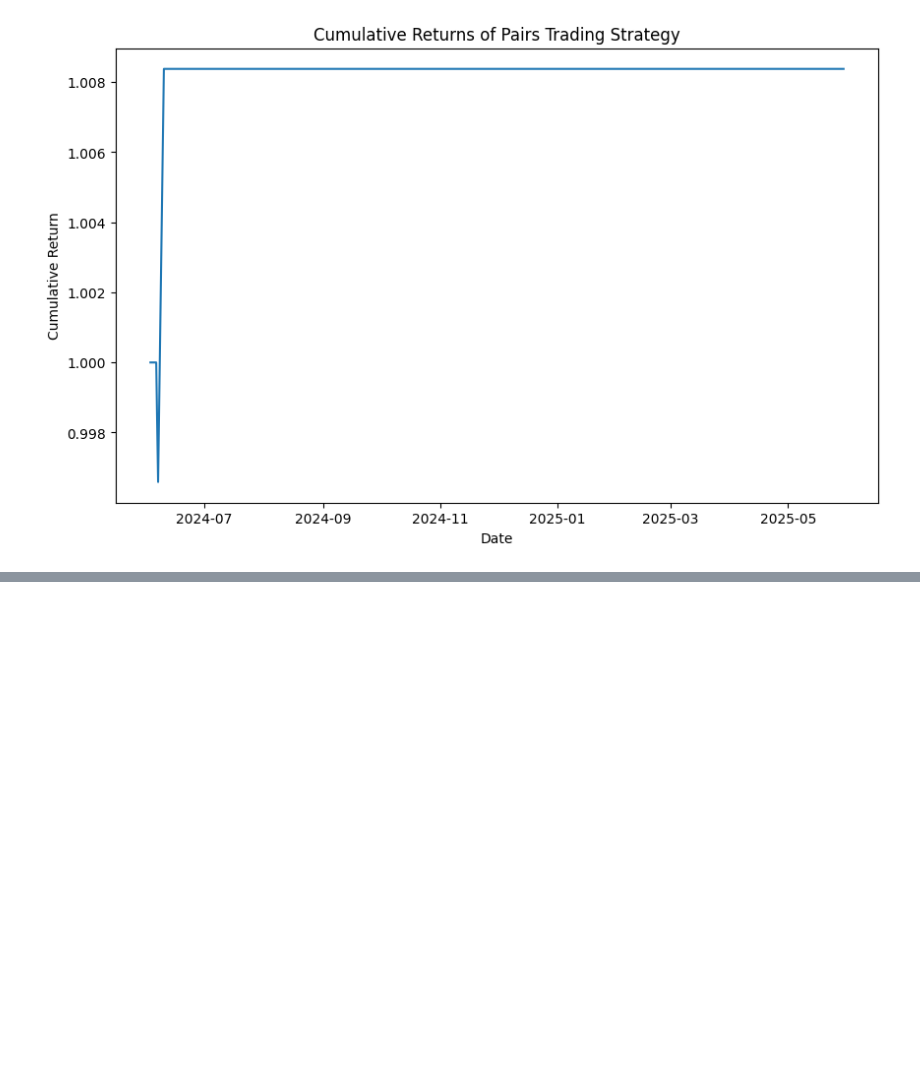
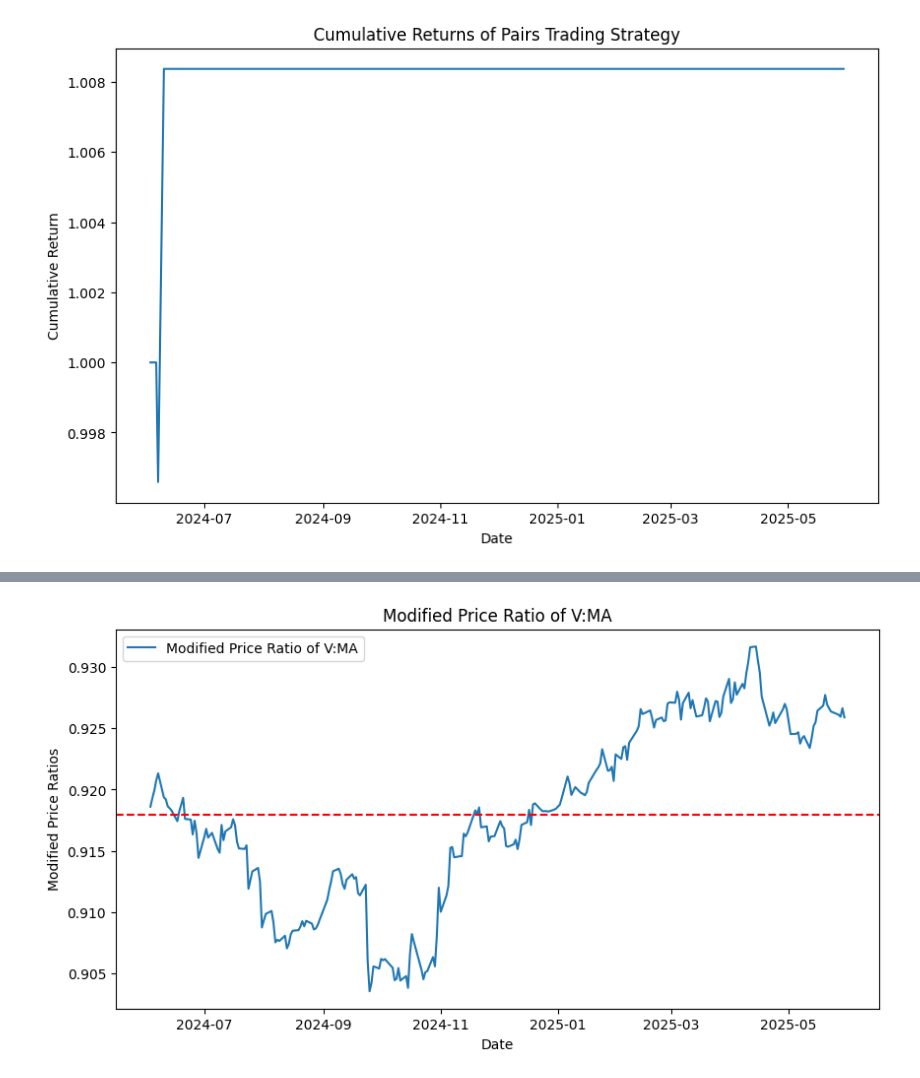
Before and after one commit to jay-gleeson/fintech-pairs-csuf, a Jupyter notebook: archive/pairs_trading.ipynb, the cells around one changed output, grey strips where cells are left out. Drawn from its saved outputs; the diff is of its cells as text; code cells hidden in the pictures; blank space fills up the shorter version.

```diff
--- a/archive/pairs_trading.ipynb
+++ b/archive/pairs_trading.ipynb
@@ -684,0 +701,18 @@ Max Drawdown: 0.0034095759100331025
+# %%
+# Prerequisites normality and a normal distribution are assured due to the taking of the natural log prior.
+mod_ratios = norma / normb
+z_scores = (mod_ratios - mean(mod_ratios) / stddev(mod_ratios))
+
+# Plot the modified price ratios.
+plt.figure(figsize=(10, 5))
+plt.plot(mod_ratios, label=f'Modified Price Ratio of {pair[0]}:{pair[1]}')
+plt.axhline(y=mod_ratios.mean(), color='red', linestyle='--')  # Horizontal line at zero
+plt.autoscale(False)
+plt.title(f'Modified Price Ratio of {pair[0]}:{pair[1]}')
+plt.xlabel('Date')
+plt.ylabel('Modified Price Ratios')
+plt.legend()
+plt.show()
+plt.close()
+# %% [output]
+[figure, added]
```
Also changed, not shown: parts of 8 cells of this notebook, 1 other file.
